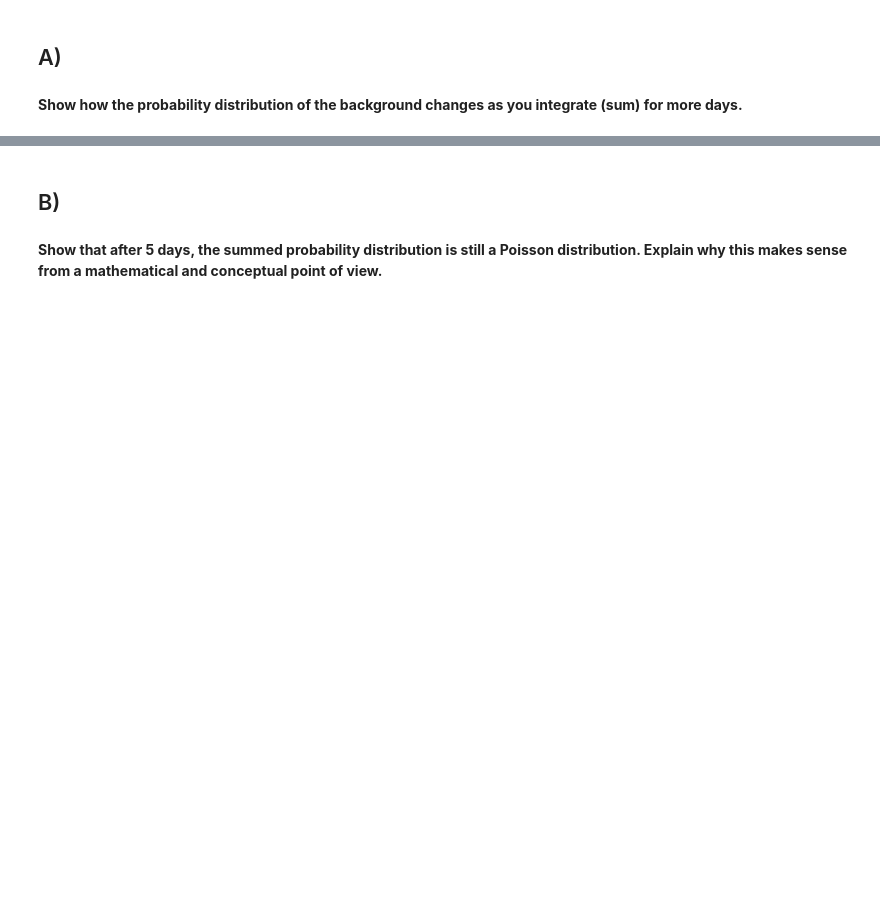
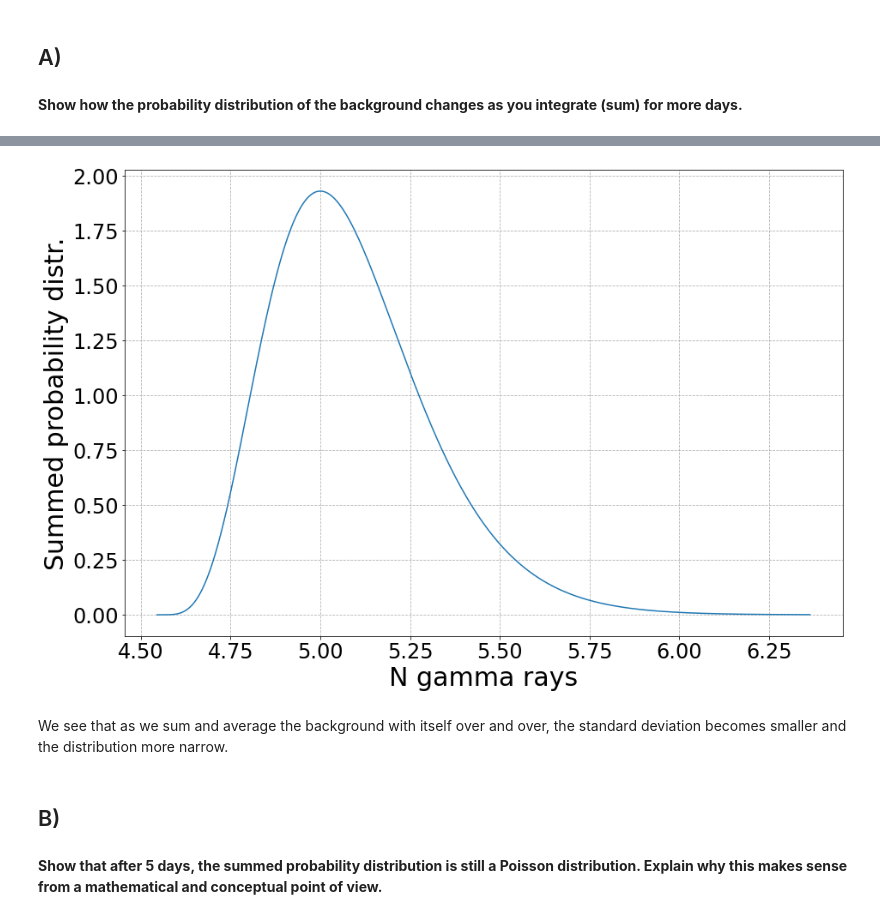
Before and after one commit to SOLHAUG13/Phys434_Autumn2021, a Jupyter notebook: Lab2/Lab2.ipynb, the cells around one changed output, grey strips where cells are left out. Saved outputs shown, nothing was run; the diff lists cells and outputs as text; code cells hidden in the pictures; blank space fills up the shorter version.

```diff
--- a/Lab2/Lab2.ipynb
+++ b/Lab2/Lab2.ipynb
@@ -37,3 +97,17 @@ In this problem, we will imagine that we are observing gamma-ray sources with a
+# %%
+fig, ax = plt.subplots(1, 1)
+plt.tick_params(labelsize = 24)
+ax.plot(x2, pmf2)
+#ax.stairs(stats.poisson.pmf(k, mu), bins, fill=True)
+#ax.set_xlim([xaxis[0], xaxis[-1]])
+ax.set_xlabel('N gamma rays', fontsize = fsize)
+ax.set_ylabel('Summed probability distr.', fontsize = fsize)
+ax.grid(linestyle='--')
+plt.show()
+# %% [output]
+[figure, added]
+# %% [markdown]
+We see that as we sum and average the background with itself over and over, the standard deviation becomes smaller and the distribution more narrow.
 # %% [markdown]
 ## B)
 # %% [markdown]
```
Also changed, not shown: parts of 17 cells of this notebook, 1 other file.
